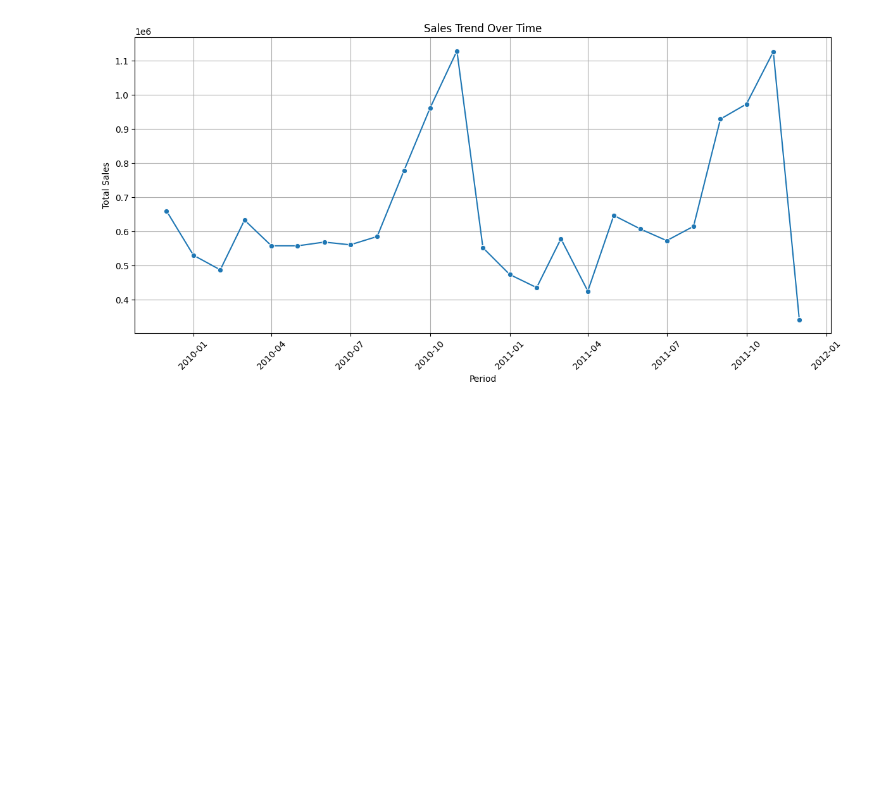
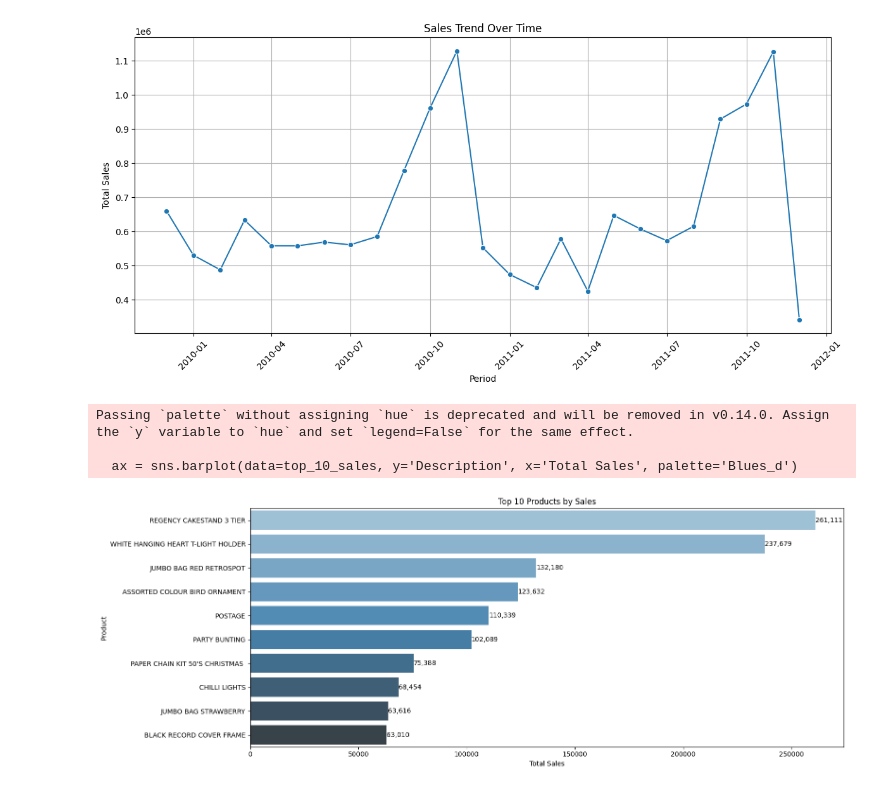
Before and after one commit to daff00/trendify-customer-segmentation, a Jupyter notebook: notebook.ipynb, the cells around one changed output. Saved outputs shown, nothing was run; the diff lists cells and outputs as text; code cells hidden in the pictures; blank space fills up the shorter version.

```diff
--- a/notebook.ipynb
+++ b/notebook.ipynb
@@ -197,3 +197,35 @@ plt.tight_layout()
 plt.show()
 # %% [output]
 [figure]
+# %%
+# Top Products
+top_products = sales.groupby(['StockCode', 'Description'])[['Quantity', 'Total Sales']].sum().reset_index()
+
+# Top products by Total Sales
+top_product_sales = top_products.sort_values(by='Total Sales', ascending=False)
+# Get top 10
+top_10_sales = top_product_sales.head(10)
+
+# Top products by Quantity sold
+top_product_qty = top_products.sort_values(by='Quantity', ascending=False)
+# Get top 10
+top_10_qty = top_product_qty.head(10)
+# %%
+# Top 10 Products by Sales
+plt.figure(figsize=(16, 6))
+ax = sns.barplot(data=top_10_sales, y='Description', x='Total Sales', palette='Blues_d')
+
+# Add data labels
+for i, value in enumerate(top_10_sales['Total Sales']):
+    plt.text(value, i, f'{value:,.0f}', va='center')  # format with comma, no decimal
+
+plt.title("Top 10 Products by Sales")
+plt.xlabel("Total Sales")
+plt.ylabel("Product")
+plt.tight_layout()
+plt.show()
+# %% [output]
+Passing `palette` without assigning `hue` is deprecated and will be removed in v0.14.0. Assign the `y` variable to `hue` and set `legend=False` for the same effect.
+
+  ax = sns.barplot(data=top_10_sales, y='Description', x='Total Sales', palette='Blues_d')
+[figure, added]
```
Also changed, not shown: parts of 8 cells of this notebook.
